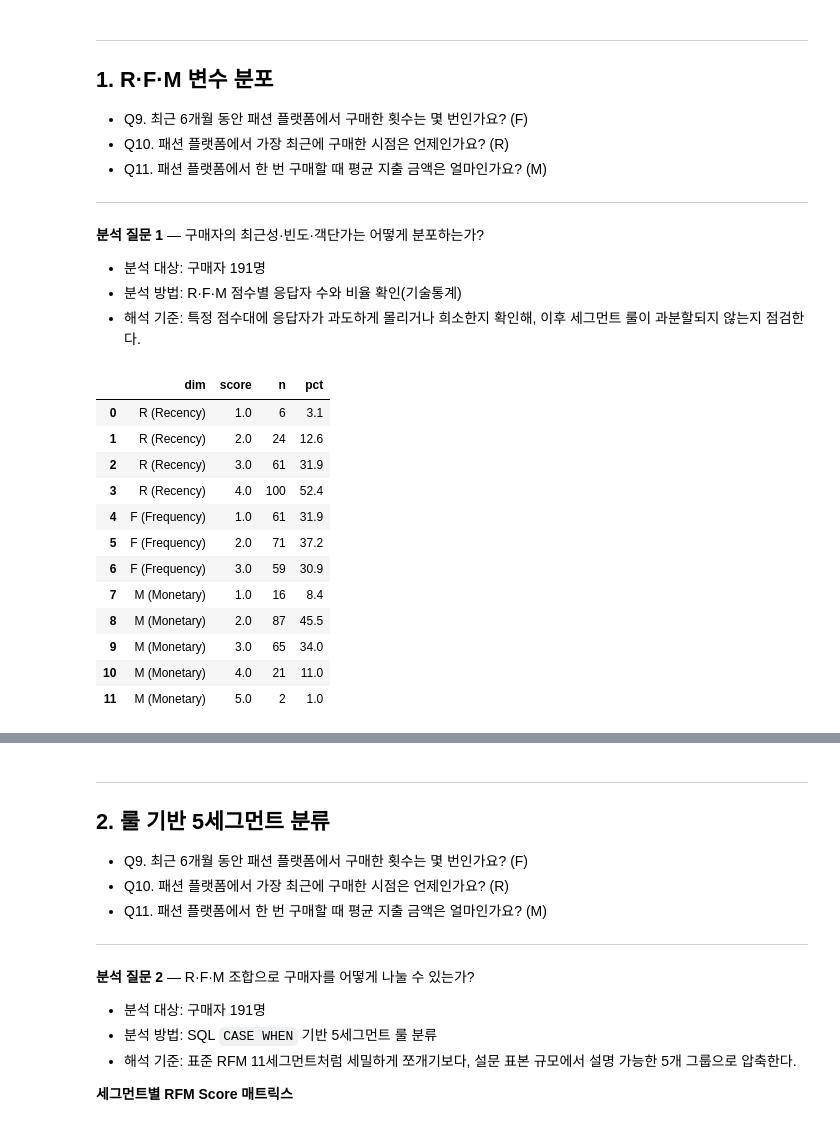
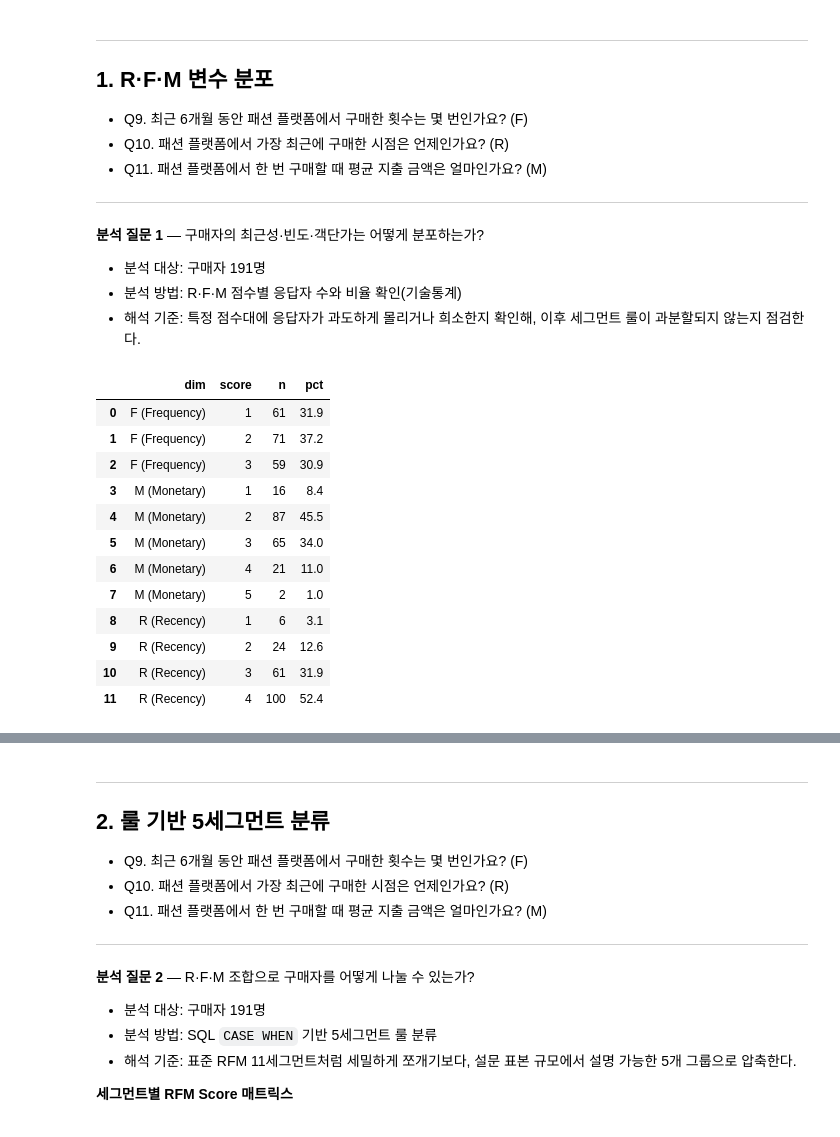
Before and after one commit to kth530/data_analysis, a Jupyter notebook: fashion_platform_analysis/notebooks/05_segmentation.ipynb, the cells around one changed output, grey strips where cells are left out. Drawn from its saved outputs; the diff is of its cells as text; code cells hidden in the pictures.

```diff
--- a/fashion_platform_analysis/notebooks/05_segmentation.ipynb
+++ b/fashion_platform_analysis/notebooks/05_segmentation.ipynb
@@ -51,0 +27,33 @@ engine = create_engine(
+# %%
+# .env는 프로젝트 루트에 있다
+load_dotenv()
+
+engine = create_engine(
+    f"mysql+mysqlconnector://{os.getenv('DB_USER')}:{os.getenv('DB_PASSWORD')}"
+    f"@{os.getenv('DB_HOST')}/{os.getenv('DB_NAME')}"
+)
+
+# 분석 로직은 한 SQL 파일에 모으고, `-- name:` 마커로 쿼리를 구분한다.
+# 노트북은 단일 SQL 파일의 쿼리를 이름으로 호출한다.
+import re
+
+SQL_FILE = Path('../sql/05_segmentation.sql')
+
+def load_queries(path):
+    """`-- name: 이름 | 설명` 마커로 SQL을 쪼개 {이름: 쿼리} 딕셔너리로 반환."""
+    body = Path(path).read_text(encoding='utf-8')
+    parts = re.split(r'(?m)^--\s*name:\s*(\w+).*$', body)
+    return {parts[i]: parts[i + 1].strip() for i in range(1, len(parts), 2)}
+
+Q = load_queries(SQL_FILE)
+print('로드된 쿼리:', list(Q))
+
+def run(name):
+    """이름으로 SELECT 쿼리를 실행해 DataFrame을 반환한다."""
+    return pd.read_sql(Q[name], engine)
+
+def execute(name):
+    """이름으로 DDL(세미콜론 구분 다중 구문)을 실행한다 — 뷰·테이블 생성용."""
+    with engine.begin() as conn:
+        for stmt in [s for s in Q[name].split(';') if s.strip()]:
+            conn.execute(text(stmt))
@@ -199,29 +131,22 @@ rfm_seg 테이블 적재 완료: 191행
 - 분석 대상: 구매자 191명
 - 분석 방법: R·F·M 점수별 응답자 수와 비율 확인(기술통계)
 - 해석 기준: 특정 점수대에 응답자가 과도하게 몰리거나 희소한지 확인해, 이후 세그먼트 룰이 과분할되지 않는지 점검한다.
-# %%
-# df에 이미 R, F, M score가 있으므로 pandas로 간단히 집계
-rfm_dist = pd.concat([
-    df[df['R'].notna()].groupby('R').size().rename('n').reset_index().assign(dim='R (Recency)').rename(columns={'R': 'score'}),
-    df[df['F'].notna()].groupby('F').size().rename('n').reset_index().assign(dim='F (Frequency)').rename(columns={'F': 'score'}),
-    df[df['M'].notna()].groupby('M').size().rename('n').reset_index().assign(dim='M (Monetary)').rename(columns={'M': 'score'}),
-])[['dim', 'score', 'n']].reset_index(drop=True)
-rfm_dist['pct'] = (
-    rfm_dist['n'] / rfm_dist.groupby('dim')['n'].transform('sum') * 100
-).round(1)
-rfm_dist
-# %% [output]
-|  | dim | score | n | pct |
-| 0 | R (Recency) | 1.0 | 6 | 3.1 |
-| 1 | R (Recency) | 2.0 | 24 | 12.6 |
-| 2 | R (Recency) | 3.0 | 61 | 31.9 |
-| 3 | R (Recency) | 4.0 | 100 | 52.4 |
-| 4 | F (Frequency) | 1.0 | 61 | 31.9 |
-| 5 | F (Frequency) | 2.0 | 71 | 37.2 |
-| 6 | F (Frequency) | 3.0 | 59 | 30.9 |
-| 7 | M (Monetary) | 1.0 | 16 | 8.4 |
-| 8 | M (Monetary) | 2.0 | 87 | 45.5 |
-| 9 | M (Monetary) | 3.0 | 65 | 34.0 |
-| 10 | M (Monetary) | 4.0 | 21 | 11.0 |
-| 11 | M (Monetary) | 5.0 | 2 | 1.0 |
+# %%
+# 분포 집계는 SQL에서 (rfm_distribution — UNION ALL + GROUP BY + 윈도우 비율)
+rfm_dist = run('rfm_distribution')
+rfm_dist
+# %% [output]
+|  | dim | score | n | pct |
+| 0 | F (Frequency) | 1 | 61 | 31.9 |
+| 1 | F (Frequency) | 2 | 71 | 37.2 |
+| 2 | F (Frequency) | 3 | 59 | 30.9 |
+| 3 | M (Monetary) | 1 | 16 | 8.4 |
+| 4 | M (Monetary) | 2 | 87 | 45.5 |
+| 5 | M (Monetary) | 3 | 65 | 34.0 |
+| 6 | M (Monetary) | 4 | 21 | 11.0 |
+| 7 | M (Monetary) | 5 | 2 | 1.0 |
+| 8 | R (Recency) | 1 | 6 | 3.1 |
+| 9 | R (Recency) | 2 | 24 | 12.6 |
+| 10 | R (Recency) | 3 | 61 | 31.9 |
+| 11 | R (Recency) | 4 | 100 | 52.4 |
 # %%
```
Also changed, not shown: parts of 43 cells of this notebook, 12 other files.
